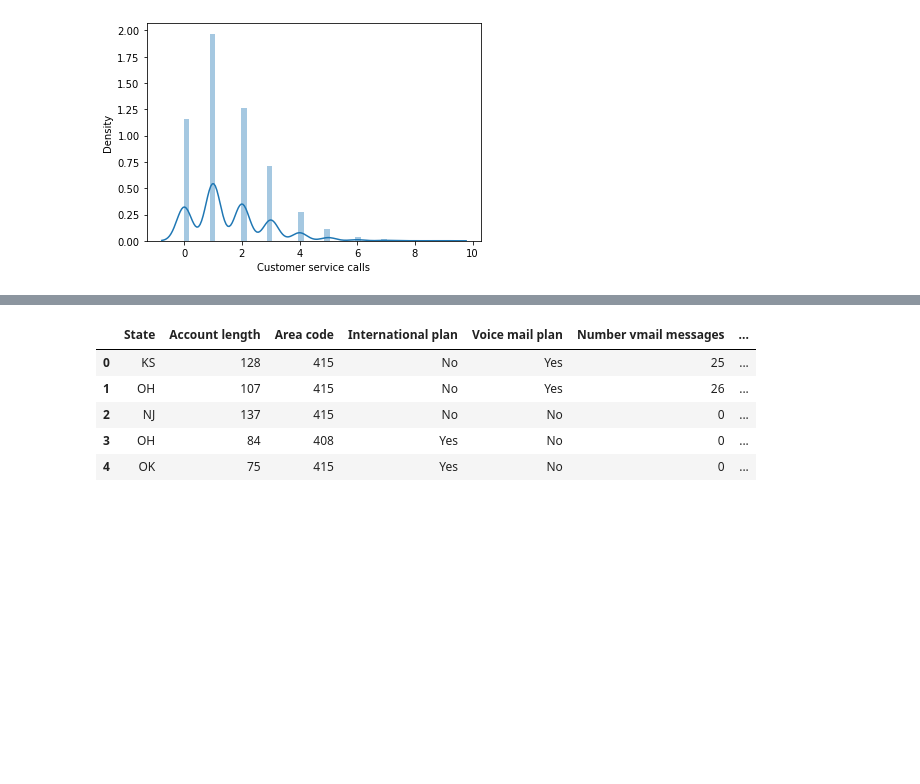
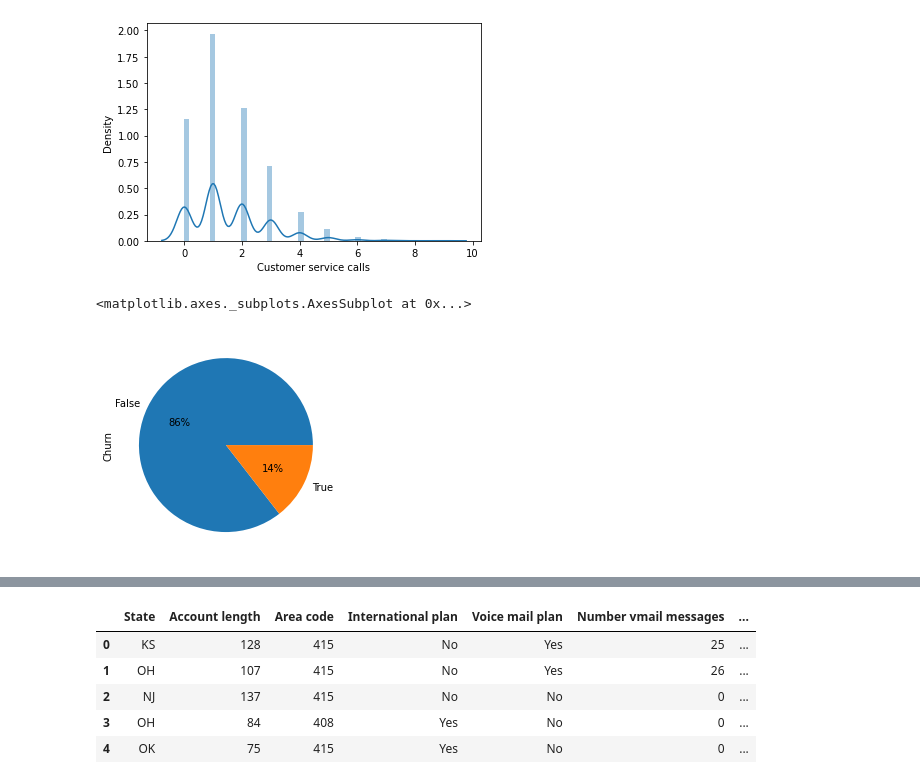
Before and after one commit to AditiAgrawal1/Telecom_Churn_Analysis, a Jupyter notebook: Copy_of_Telecom_Churn_Analysis_Capstone_Project.ipynb, the cells around one changed output, grey strips where cells are left out. Drawn from its saved outputs; the diff is of its cells as text; code cells hidden in the pictures; blank space fills up the shorter version.

```diff
--- a/Copy_of_Telecom_Churn_Analysis_Capstone_Project.ipynb
+++ b/Copy_of_Telecom_Churn_Analysis_Capstone_Project.ipynb
@@ -144,3 +150,8 @@ sns.distplot(df['Customer service calls'])
 # %% [output]
 <matplotlib.axes._subplots.AxesSubplot at 0x...>
 [figure]
+# %%
+df['Churn'].value_counts().plot(kind='pie', y='Churn',autopct='%1.0f%%')
+# %% [output]
+<matplotlib.axes._subplots.AxesSubplot at 0x...>
+[figure, added]
```
Also changed, not shown: parts of 16 cells of this notebook.
